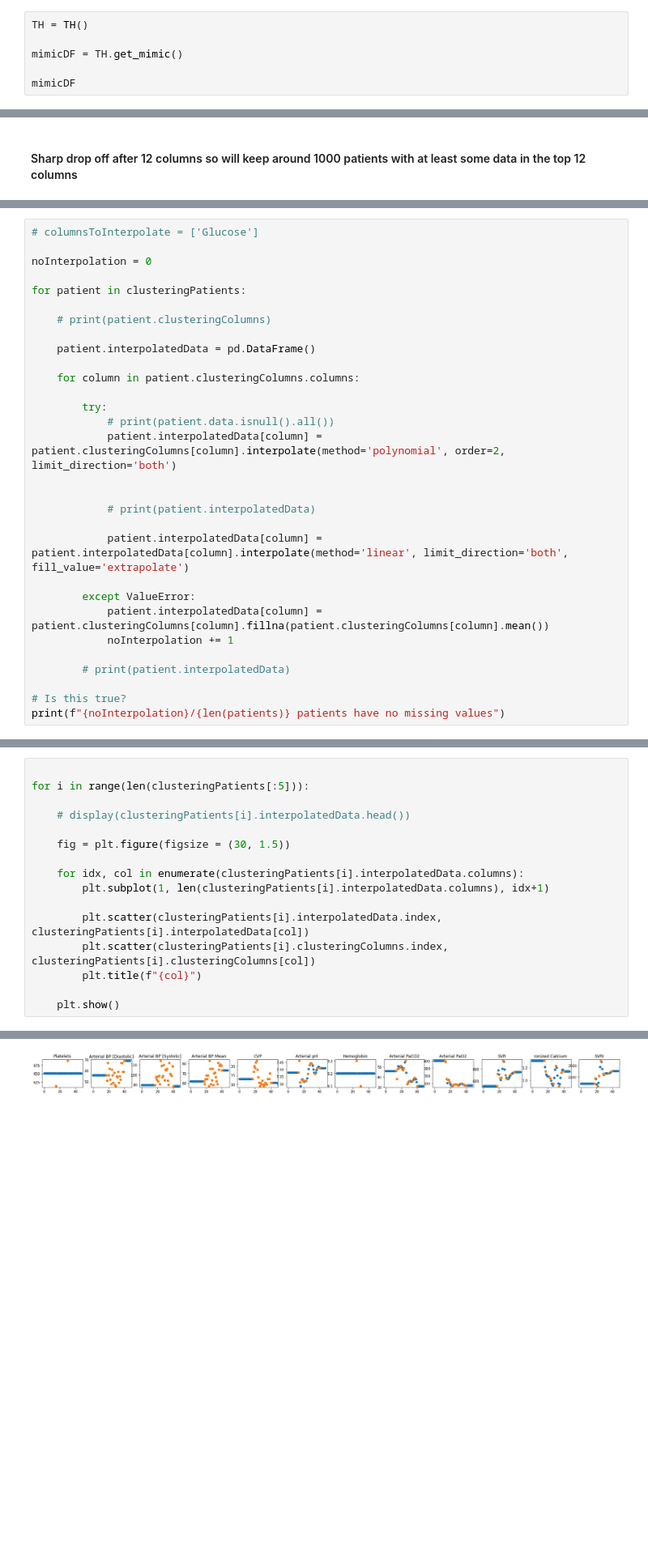
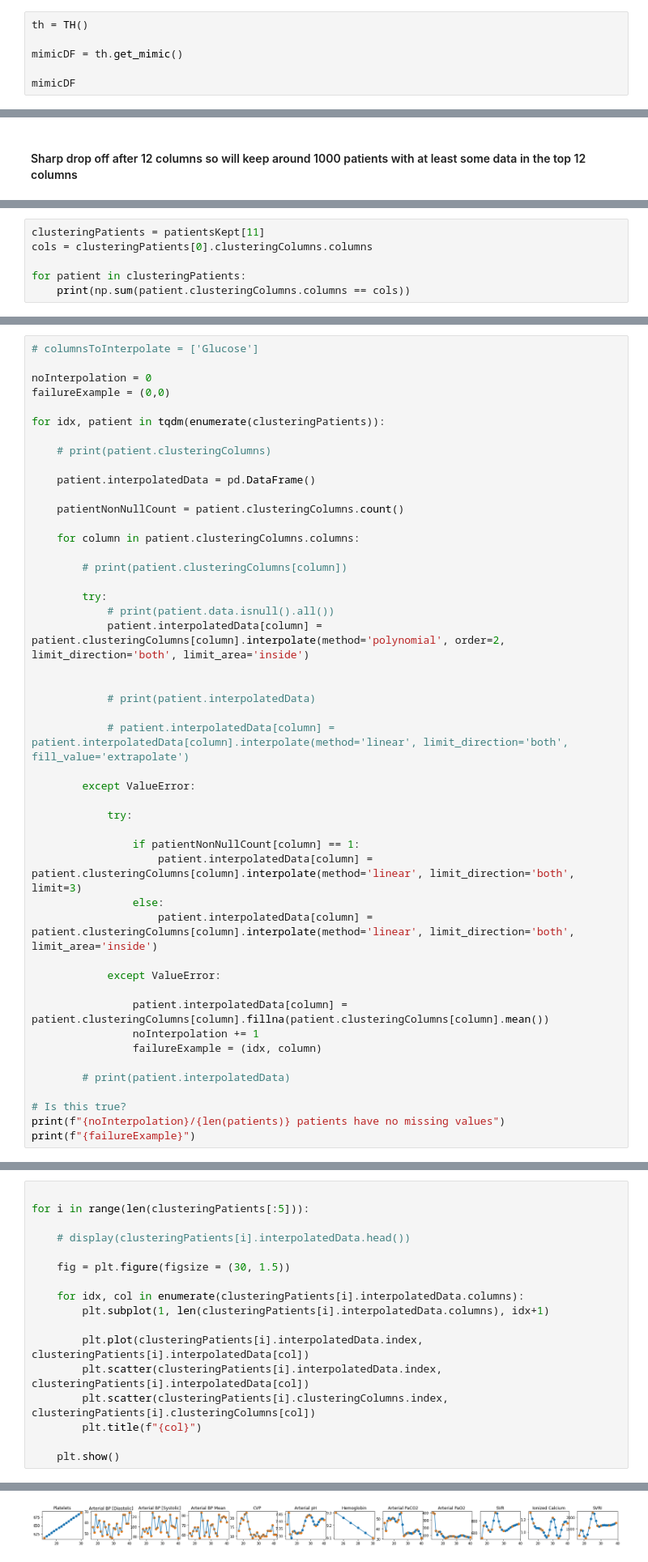
Before and after one commit to BenMarkFrost/LEN_Individual_Project, a Jupyter notebook: Static/temporalClustering.ipynb, the cells around one changed output, grey strips where cells are left out. Shown at 81% size. Cells and saved outputs as stored; diff of their text form; blank space fills up the shorter version.

```diff
--- a/Static/temporalClustering.ipynb
+++ b/Static/temporalClustering.ipynb
@@ -36,7 +36,7 @@ from temporalHelper import TemporalHelper as TH
 # %%
-TH = TH()
+th = TH()
 
-mimicDF = TH.get_mimic()
+mimicDF = th.get_mimic()
 
 mimicDF
 # %% [output]
@@ -256,0 +237,6 @@ clusteringPatients = patientsKept[11]
+# %%
+clusteringPatients = patientsKept[11]
+cols = clusteringPatients[0].clusteringColumns.columns
+
+for patient in clusteringPatients:
+    print(np.sum(patient.clusteringColumns.columns == cols))
@@ -258,30 +282,47 @@ clusteringPatients = patientsKept[11]
 # columnsToInterpolate = ['Glucose']
 
 noInterpolation = 0
+failureExample = (0,0)
 
-for patient in clusteringPatients:
+for idx, patient in tqdm(enumerate(clusteringPatients)):
 
     # print(patient.clusteringColumns)
 
     patient.interpolatedData = pd.DataFrame()
 
+    patientNonNullCount = patient.clusteringColumns.count()
+
     for column in patient.clusteringColumns.columns:
+
+        # print(patient.clusteringColumns[column])
 
         try:
             # print(patient.data.isnull().all())
-            patient.interpolatedData[column] = patient.clusteringColumns[column].interpolate(method='polynomial', order=2, limit_direction='both')
+            patient.interpolatedData[column] = patient.clusteringColumns[column].interpolate(method='polynomial', order=2, limit_direction='both', limit_area='inside')
 
 
             # print(patient.interpolatedData)
 
-            patient.interpolatedData[column] = patient.interpolatedData[column].interpolate(method='linear', limit_direction='both', fill_value='extrapolate')
+            # patient.interpolatedData[column] = patient.interpolatedData[column].interpolate(method='linear', limit_direction='both', fill_value='extrapolate')
 
         except ValueError:
-            patient.interpolatedData[column] = patient.clusteringColumns[column].fillna(patient.clusteringColumns[column].mean())
-            noInterpolation += 1
+
+            try:
+
+                if patientNonNullCount[column] == 1:
+                    patient.interpolatedData[column] = patient.clusteringColumns[column].interpolate(method='linear', limit_direction='both', limit=3)
+                else:
+                    patient.interpolatedData[column] = patient.clusteringColumns[column].interpolate(method='linear', limit_direction='both', limit_area='inside')
+
+            except ValueError:
+
+                patient.interpolatedData[column] = patient.clusteringColumns[column].fillna(patient.clusteringColumns[column].mean())
+                noInterpolation += 1
+                failureExample = (idx, column)
 
         # print(patient.interpolatedData)
 
 # Is this true?
 print(f"{noInterpolation}/{len(patients)} patients have no missing values")
+print(f"{failureExample}")
 # %% [output]
@@ -304,6 +394,7 @@ for i in range(len(clusteringPatients[:5])):
     for idx, col in enumerate(clusteringPatients[i].interpolatedData.columns):
         plt.subplot(1, len(clusteringPatients[i].interpolatedData.columns), idx+1)
 
+        plt.plot(clusteringPatients[i].interpolatedData.index, clusteringPatients[i].interpolatedData[col])
         plt.scatter(clusteringPatients[i].interpolatedData.index, clusteringPatients[i].interpolatedData[col])
         plt.scatter(clusteringPatients[i].clusteringColumns.index, clusteringPatients[i].clusteringColumns[col])
         plt.title(f"{col}")
@@ -316 +407 @@ for i in range(len(clusteringPatients[:5])):
-[figure, old version]
+[figure, new version]
```
Also changed, not shown: parts of 21 cells of this notebook, 1 other file.
